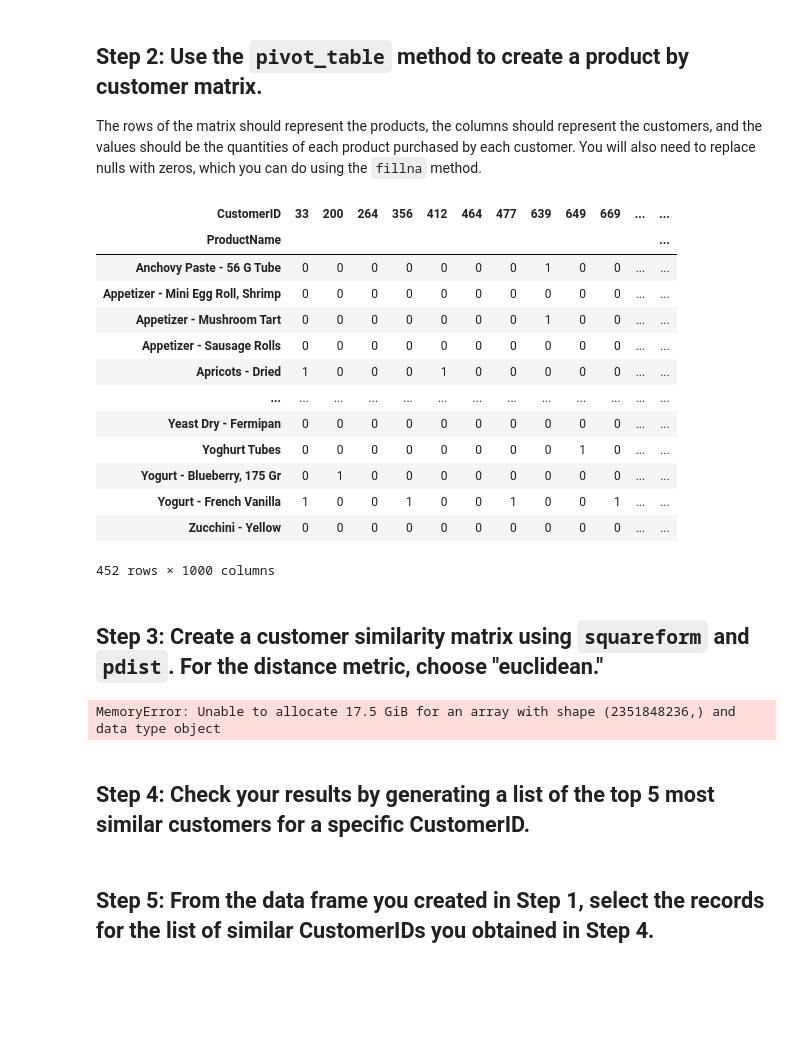
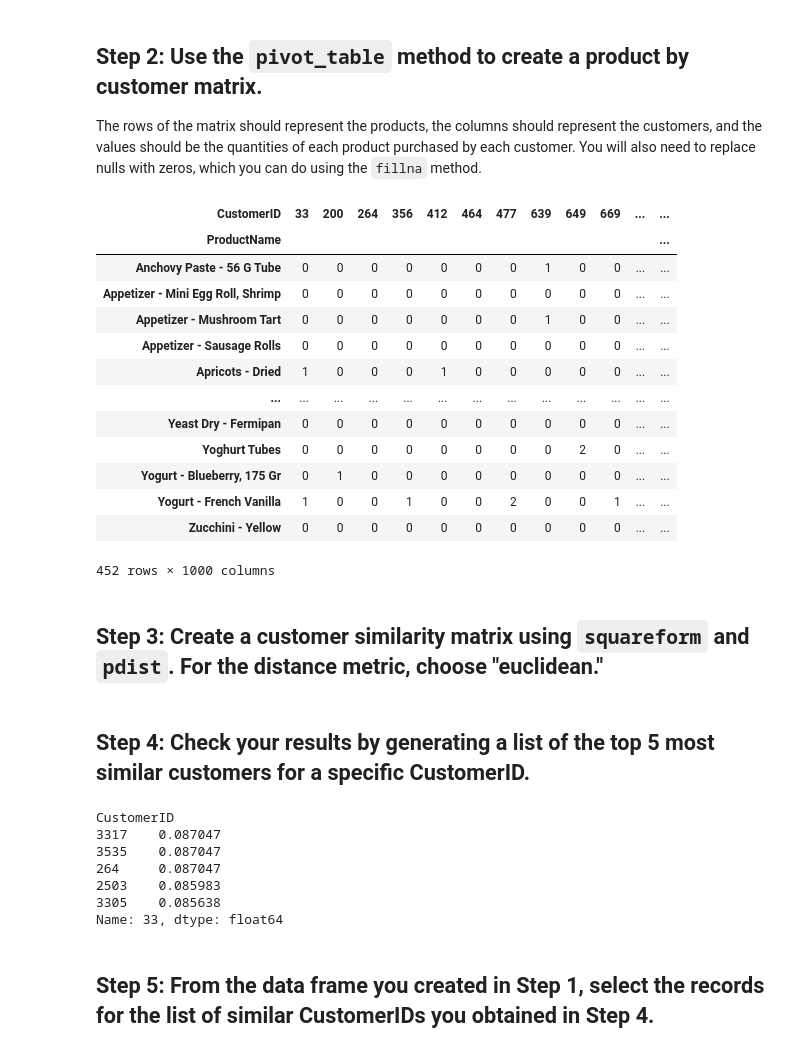
Before and after one commit to Data-FT-MX/lab_recommender_system, a Jupyter notebook: your-code/main.ipynb, the cells around one changed output. Saved outputs shown, nothing was run; the diff lists cells and outputs as text; code cells hidden in the pictures; blank space fills up the shorter version.

```diff
--- a/your-code/main.ipynb
+++ b/your-code/main.ipynb
@@ -44,25 +45,22 @@ data.groupby(['CustomerID', 'ProductName'])[['Quantity']].sum()
 
 The rows of the matrix should represent the products, the columns should represent the customers, and the values should be the quantities of each product purchased by each customer. You will also need to replace nulls with zeros, which you can do using the `fillna` method.
 # %%
-data.pivot_table(index='ProductName', columns='CustomerID', values='Quantity', fill_value=0)
+pivot = data.pivot_table(index='ProductName', columns='CustomerID', values='Quantity', aggfunc='sum', fill_value=0)
+pivot
 # %% [output]
 | CustomerID | 33 | 200 | 264 | 356 | 412 | 464 | 477 | 639 | 649 | 669 | ... | ... |
 | ProductName |  |  |  |  |  |  |  |  |  |  |  | ... |
 | Anchovy Paste - 56 G Tube | 0 | 0 | 0 | 0 | 0 | 0 | 0 | 1 | 0 | 0 | ... | ... |
 | Appetizer - Mini Egg Roll, Shrimp | 0 | 0 | 0 | 0 | 0 | 0 | 0 | 0 | 0 | 0 | ... | ... |
 | Appetizer - Mushroom Tart | 0 | 0 | 0 | 0 | 0 | 0 | 0 | 1 | 0 | 0 | ... | ... |
 | Appetizer - Sausage Rolls | 0 | 0 | 0 | 0 | 0 | 0 | 0 | 0 | 0 | 0 | ... | ... |
 | Apricots - Dried | 1 | 0 | 0 | 0 | 1 | 0 | 0 | 0 | 0 | 0 | ... | ... |
 | ... | ... | ... | ... | ... | ... | ... | ... | ... | ... | ... | ... | ... |
 | Yeast Dry - Fermipan | 0 | 0 | 0 | 0 | 0 | 0 | 0 | 0 | 0 | 0 | ... | ... |
-| Yoghurt Tubes | 0 | 0 | 0 | 0 | 0 | 0 | 0 | 0 | 1 | 0 | ... | ... |
+| Yoghurt Tubes | 0 | 0 | 0 | 0 | 0 | 0 | 0 | 0 | 2 | 0 | ... | ... |
 | Yogurt - Blueberry, 175 Gr | 0 | 1 | 0 | 0 | 0 | 0 | 0 | 0 | 0 | 0 | ... | ... |
-| Yogurt - French Vanilla | 1 | 0 | 0 | 1 | 0 | 0 | 1 | 0 | 0 | 1 | ... | ... |
+| Yogurt - French Vanilla | 1 | 0 | 0 | 1 | 0 | 0 | 2 | 0 | 0 | 1 | ... | ... |
 | Zucchini - Yellow | 0 | 0 | 0 | 0 | 0 | 0 | 0 | 0 | 0 | 0 | ... | ... |
 452 rows × 1000 columns
 # %% [markdown]
 ## Step 3: Create a customer similarity matrix using `squareform` and `pdist`. For the distance metric, choose "euclidean."
-# %%
-customer_similarity = squareform(pdist(data, 'euclidean'))
-# %% [output]
-MemoryError: Unable to allocate 17.5 GiB for an array with shape (2351848236,) and data type object
@@ -69,4 +70,15 @@ MemoryError: Unable to allocate 17.5 GiB for an array with shape (2351848236,) a
 # %% [markdown]
 ## Step 4: Check your results by generating a list of the top 5 most similar customers for a specific CustomerID.
+# %%
+top = distances[33].sort_values(ascending=False)[1:6]
+top
+# %% [output]
+CustomerID
+3317    0.087047
+3535    0.087047
+264     0.087047
+2503    0.085983
+3305    0.085638
+Name: 33, dtype: float64
 # %% [markdown]
 ## Step 5: From the data frame you created in Step 1, select the records for the list of similar CustomerIDs you obtained in Step 4.
```
Also changed, not shown: parts of 5 cells of this notebook.
